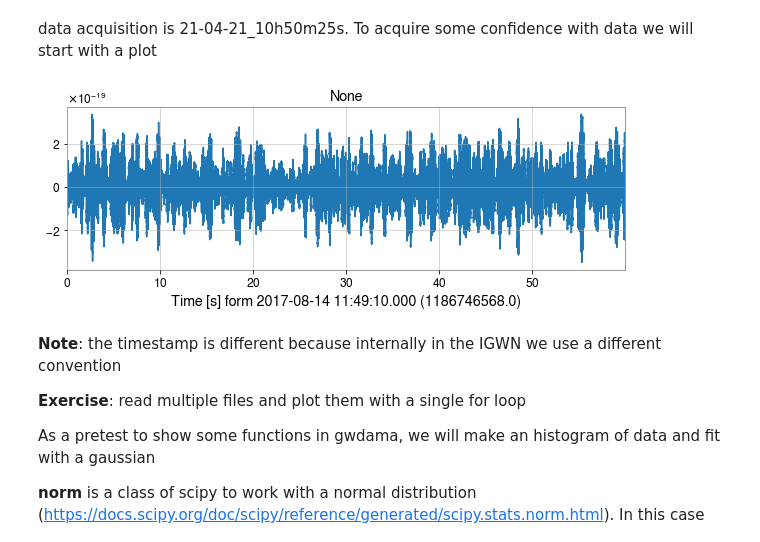
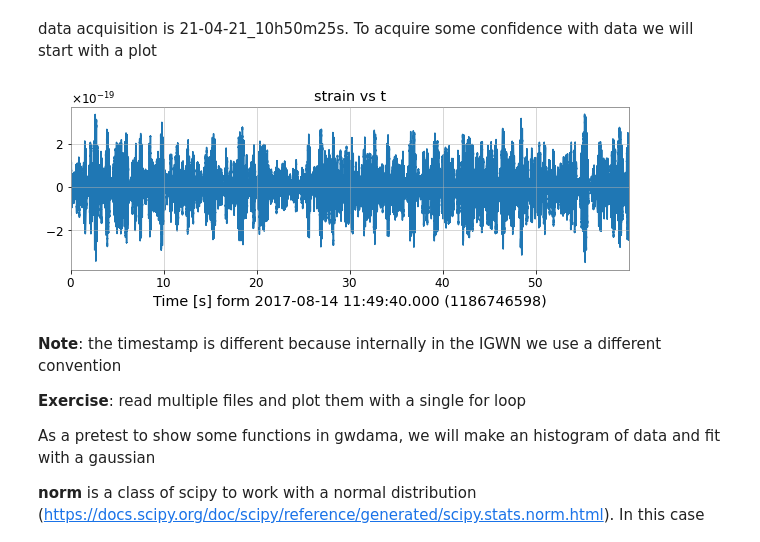
Before and after one commit to luca-rei/ml-genoa, a Jupyter notebook: virgo.ipynb, the cells around one changed output. Saved outputs shown, nothing was run; the diff lists cells and outputs as text; code cells hidden in the pictures.

```diff
--- a/virgo.ipynb
+++ b/virgo.ipynb
@@ -59,10 +80,17 @@ data acquisition is 21-04-21_10h50m25s.
 To acquire some confidence with data we will start with a plot
 # %%
 online=dama['online']
+
+# time vs strain
+# to make plot more nice add some properties, they will be addedd to the figure
+online.attrs['t0'] = 1186746598
+online.attrs['sample_rate'] = 4096   # Unit Hz
+online.attrs['unit'] = ""
+online.attrs['channel'] = "strain vs t"
+
 online.plot()
-# time vs strain
 # %% [output]
-[figure, old version]
+[figure, new version]
 # %% [markdown]
 **Note**: the timestamp is different because internally in the IGWN we use a different convention
 
```
Also changed, not shown: parts of 42 cells of this notebook.
